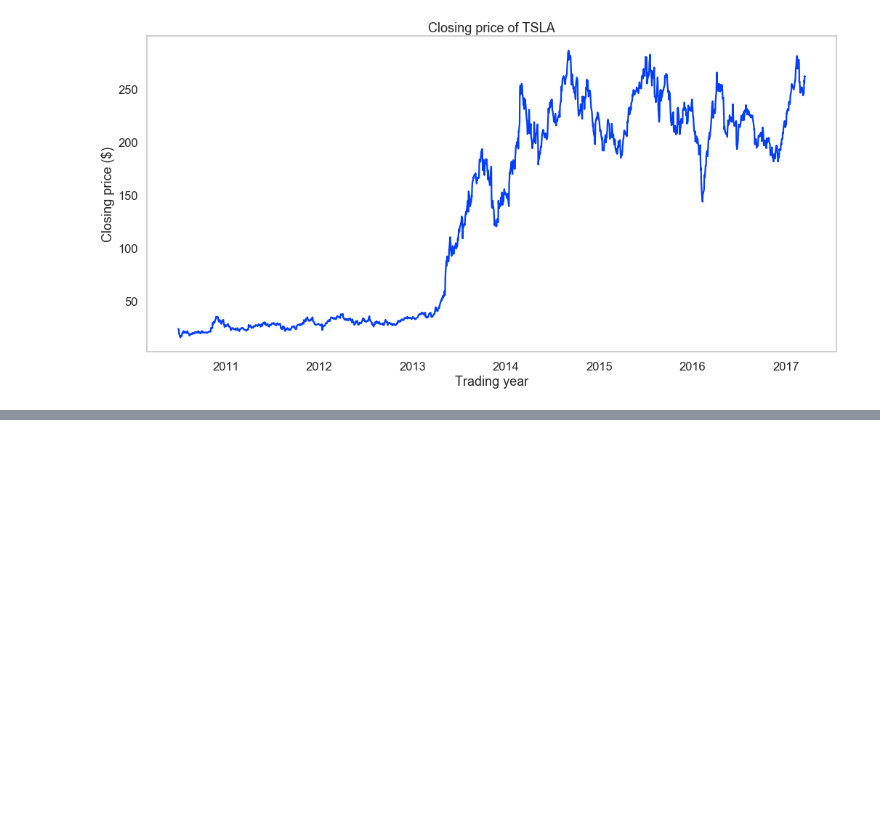
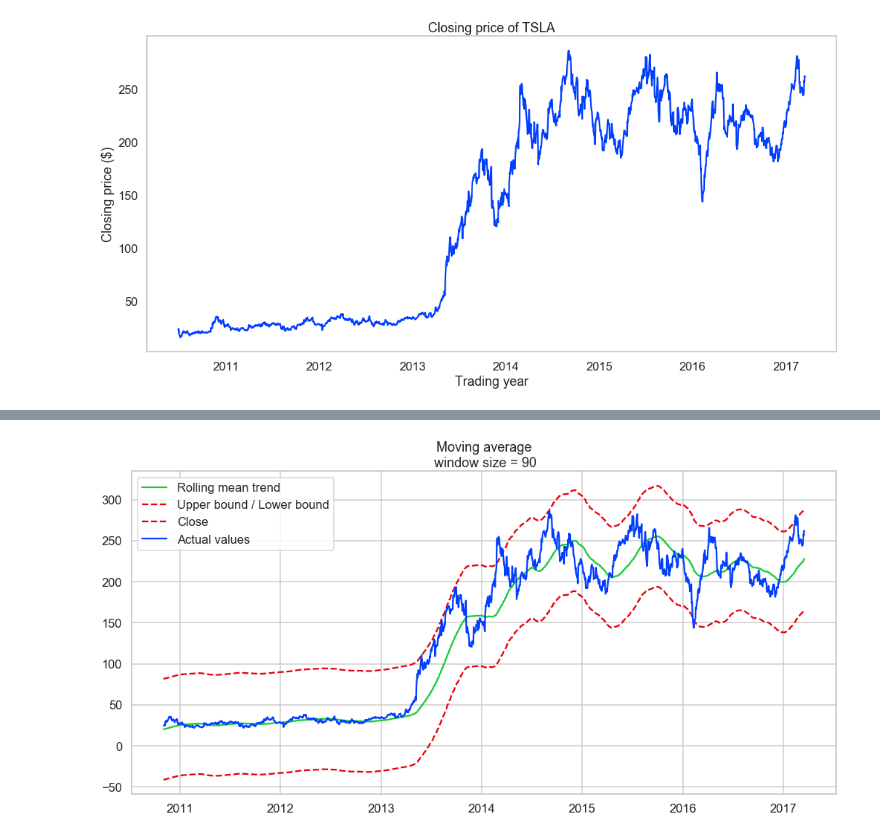
Before and after one commit to JonBebi/Teslock, a Jupyter notebook: Teslock.ipynb, the cells around one changed output, grey strips where cells are left out. Saved outputs shown, nothing was run; the diff lists cells and outputs as text; code cells hidden in the pictures; blank space fills up the shorter version.

```diff
--- a/Teslock.ipynb
+++ b/Teslock.ipynb
@@ -110,0 +137,4 @@ plt.show()
+# %%
+plot_moving_average(df['Close'], 90, plot_intervals=True)
+# %% [output]
+[figure, added]
```
Also changed, not shown: parts of 3 cells of this notebook.
